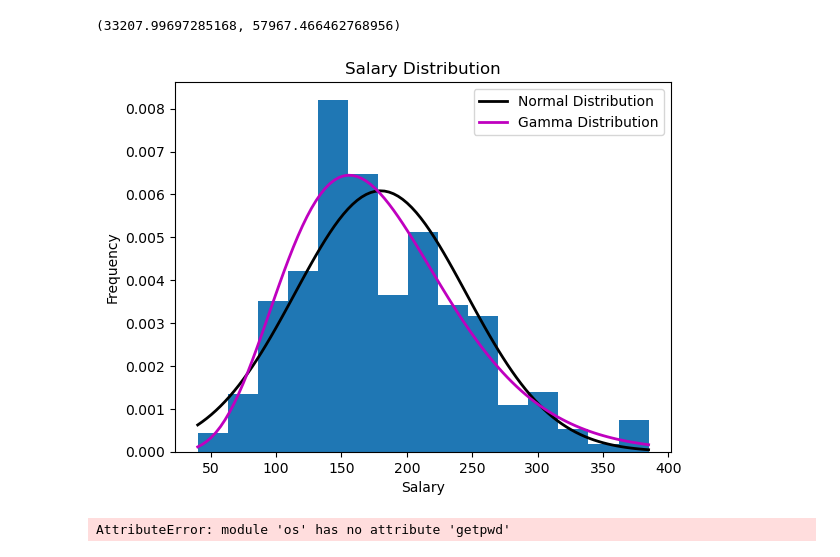
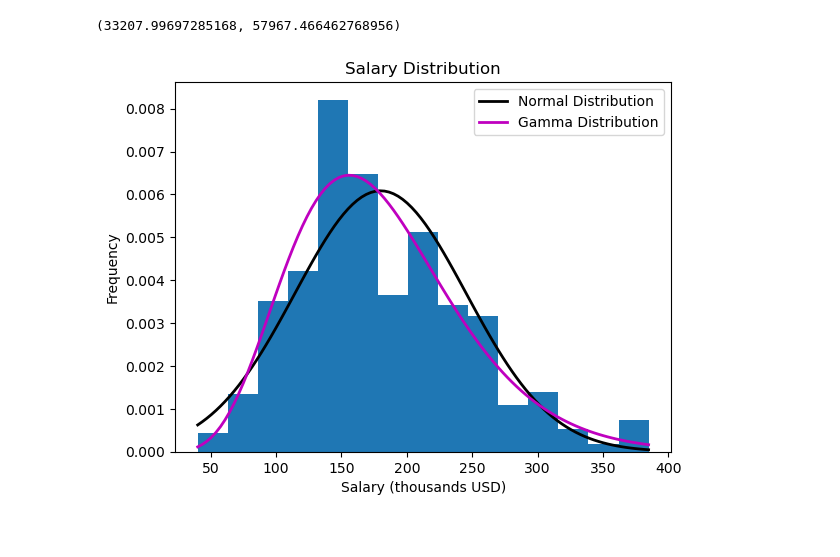
Before and after one commit to VadimST04/Math-Statistics-University, a Jupyter notebook: Math Statistics Project/Project.ipynb, the cells around one changed output. Cells and saved outputs as stored; diff of their text form; code cells hidden in the pictures.

```diff
--- a/Math Statistics Project/Project.ipynb
+++ b/Math Statistics Project/Project.ipynb
@@ -69,27 +69,22 @@ var_ucb = ((n - 1) * var) / xi2_ucb
 # %%
 salaries = sorted(list(new_df['salary']))
 
 plt.hist(salaries, bins=15, density=True)
 
 mu, std = np.mean(salaries), np.std(salaries)
 x = np.linspace(min(salaries), max(salaries), 100)
 p = norm.pdf(x, mu, std)
 plt.plot(x, p, 'k', linewidth=2, label='Normal Distribution')
 
 params = gamma.fit(salaries)
 p = gamma.pdf(x, *params)
 plt.plot(x, p, 'm', linewidth=2, label='Gamma Distribution')
 
 plt.title('Salary Distribution')
-plt.xlabel('Salary')
+plt.xlabel('Salary (thousands USD)')
 plt.ylabel('Frequency')
 
 plt.legend()
 plt.show()
 # %% [output]
-[figure, old version]
+[figure, new version]
-# %%
-import os
-os.getpwd()
-# %% [output]
-AttributeError: module 'os' has no attribute 'getpwd'
```
Also changed, not shown: parts of 3 cells of this notebook.
